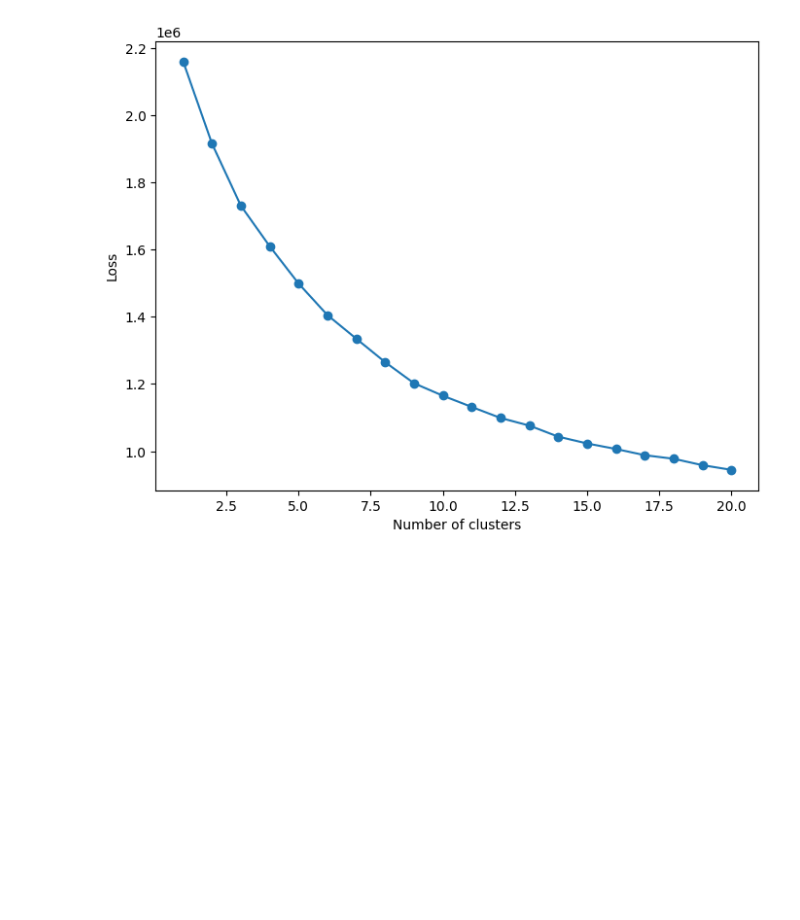
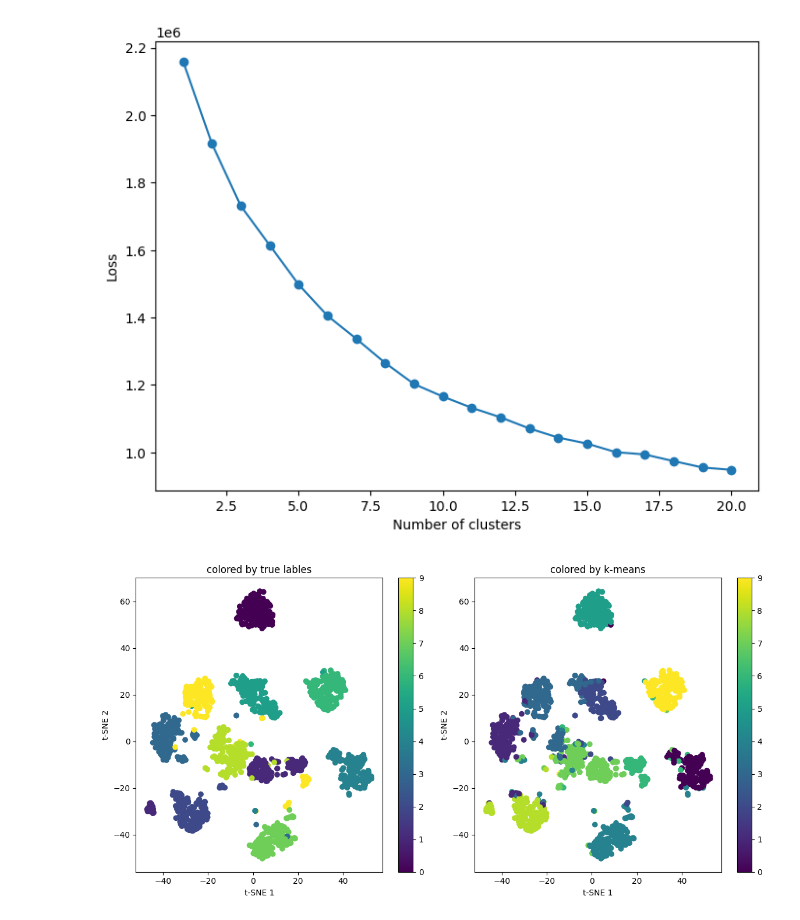
Before and after one commit to matsunagalab/lecture_ML, a Jupyter notebook: machine_learning_08.ipynb, the cells around one changed output. Saved outputs shown, nothing was run; the diff lists cells and outputs as text; code cells hidden in the pictures; blank space fills up the shorter version.

```diff
--- a/machine_learning_08.ipynb
+++ b/machine_learning_08.ipynb
@@ -99,7 +100,8 @@ X = digits.data
 K = 10
 
 # Apply K-Means clustering
-kmeans = KMeans(n_clusters=K, random_state=0).fit(X)
+kmeans = KMeans(n_clusters=K, random_state=0)
+kmeans.fit(X)
 
 # Plot the cluster centers as images
 fig, ax = plt.subplots(2, 5, figsize=(8, 3))
@@ -121,3 +123,31 @@ plt.show()
 # %% [output]
 [figure]
 [figure]
+# %%
+from sklearn.manifold import TSNE
+
+# Apply t-SNE for dimensionality reduction
+tsne = TSNE(n_components=2, random_state=0)
+X_tsne = tsne.fit_transform(X)
+
+# Visualize the clustering results with true labels
+plt.figure(figsize=(12, 6))
+plt.subplot(1, 2, 1)
+plt.scatter(X_tsne[:, 0], X_tsne[:, 1], c=digits.target, cmap='viridis')
+plt.title('colored by true lables')
+plt.xlabel('t-SNE 1')
+plt.ylabel('t-SNE 2')
+plt.colorbar()
+
+# Visualize the clustering results with K-means labels
+plt.subplot(1, 2, 2)
+plt.scatter(X_tsne[:, 0], X_tsne[:, 1], c=kmeans.labels_, cmap='viridis')
+plt.title('colored by k-means')
+plt.xlabel('t-SNE 1')
+plt.ylabel('t-SNE 2')
+plt.colorbar()
+
+plt.tight_layout()
+plt.show()
+# %% [output]
+[figure, added]
```
Also changed, not shown: parts of 1 cell of this notebook.
